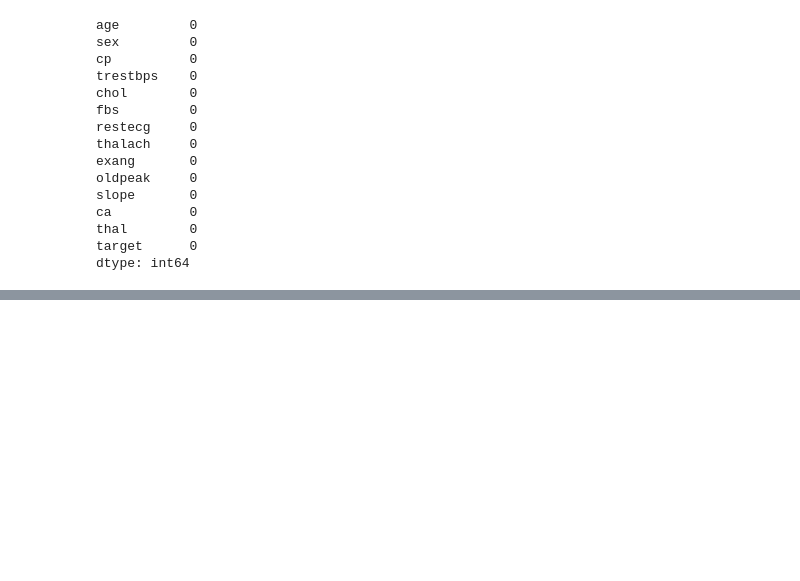
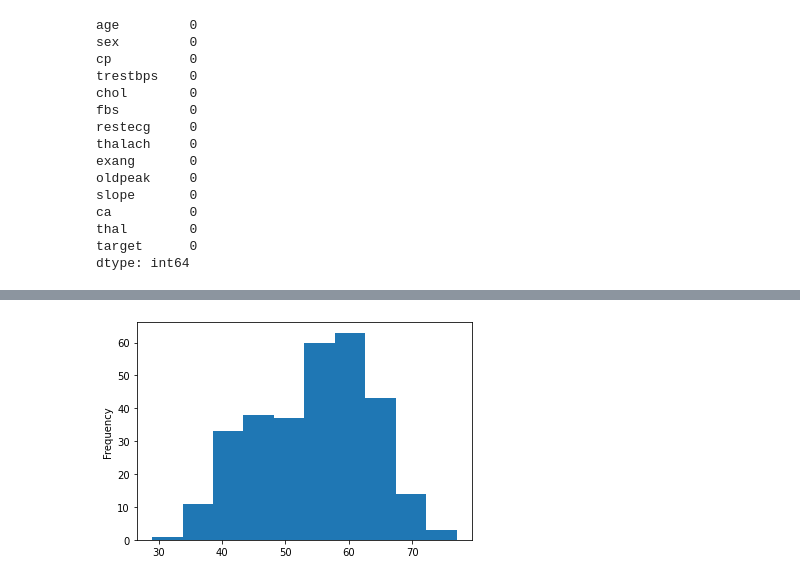
Before and after one commit to cwg7/heart-disease-classification, a Jupyter notebook: classification-project-1.ipynb, the cells around one changed output, grey strips where cells are left out. Saved outputs shown, nothing was run; the diff lists cells and outputs as text; code cells hidden in the pictures; blank space fills up the shorter version.

```diff
--- a/classification-project-1.ipynb
+++ b/classification-project-1.ipynb
@@ -234,0 +271,5 @@ plt.xticks(rotation=0);
+# %%
+# Check the distribution of the age column with a histogram
+df.age.plot.hist();
+# %% [output]
+[figure, added]
```
Also changed, not shown: parts of 17 cells of this notebook.
